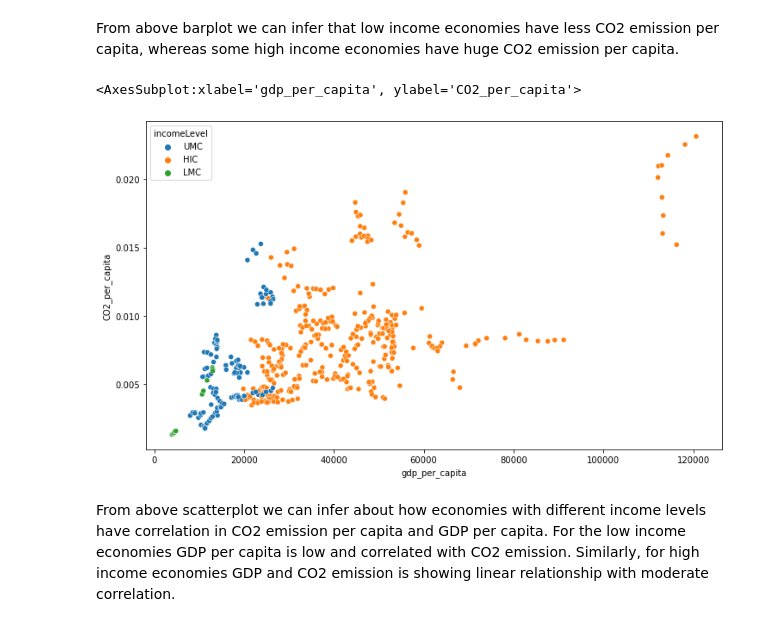
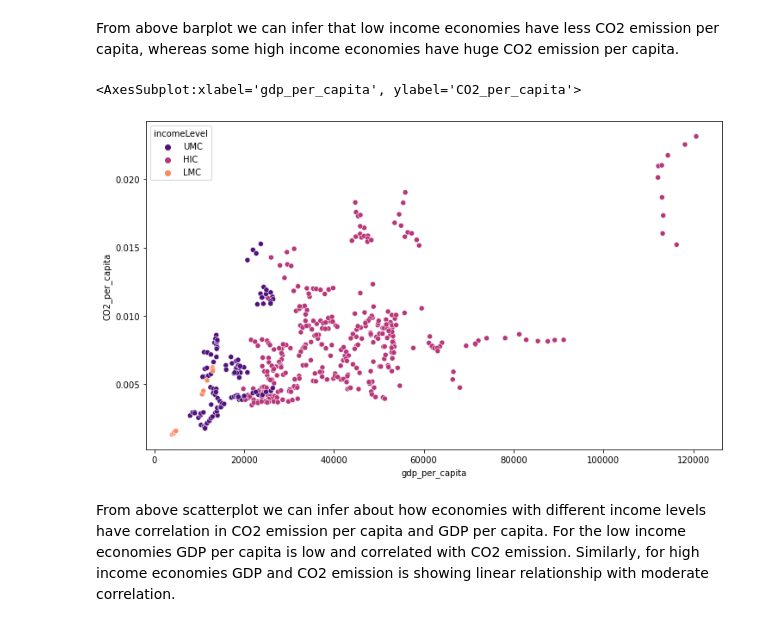
Before and after one commit to sanchitvj/GWU-MS-DS, a Jupyter notebook: first_semester/data_mining/assignments/oct_13_22/wbgapi_plotting.ipynb, the cells around one changed output. Cells and saved outputs as stored; diff of their text form; code cells hidden in the pictures.

```diff
--- a/first_semester/data_mining/assignments/oct_13_22/wbgapi_plotting.ipynb
+++ b/first_semester/data_mining/assignments/oct_13_22/wbgapi_plotting.ipynb
@@ -348,9 +341,9 @@ sns.histplot(x=df_D["CO2_per_capita"], data=df_D, hue=df_D.incomeLevel)
 From above barplot we can infer that low income economies have less CO2 emission per capita, whereas some high income economies have huge CO2 emission per capita.
 # %%
 plt.figure(figsize=(12,7))
-sns.scatterplot(y=df_D["CO2_per_capita"], x=df_D["gdp_per_capita"], data=df_D, hue=df_D.incomeLevel)
+sns.scatterplot(y=df_D["CO2_per_capita"], x=df_D["gdp_per_capita"], data=df_D, hue=df_D.incomeLevel, palette="magma")
 # %% [output]
 <AxesSubplot:xlabel='gdp_per_capita', ylabel='CO2_per_capita'>
-[figure, old version]
+[figure, new version]
 # %% [markdown]
 From above scatterplot we can infer about how economies with different income levels have correlation in CO2 emission per capita and GDP per capita. For the low income economies GDP per capita is low and correlated with CO2 emission. Similarly, for high income economies GDP and CO2 emission is showing linear relationship with moderate correlation.
```
Also changed, not shown: parts of 4 cells of this notebook, 7 other files.
